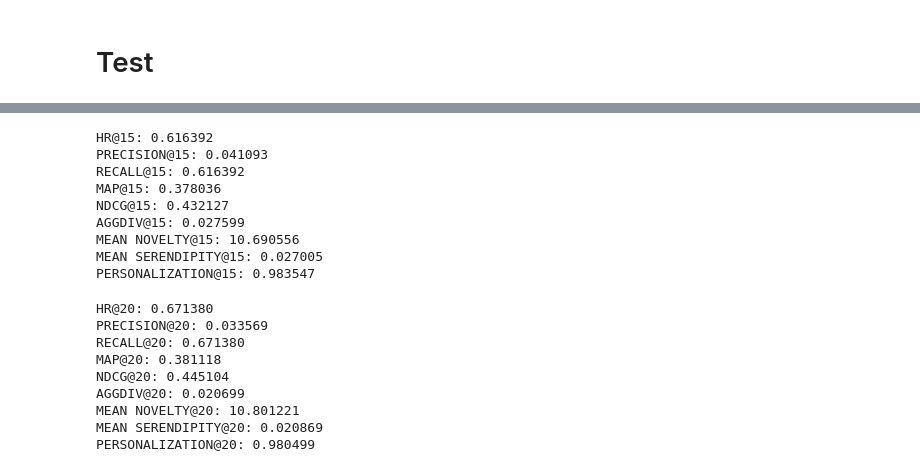
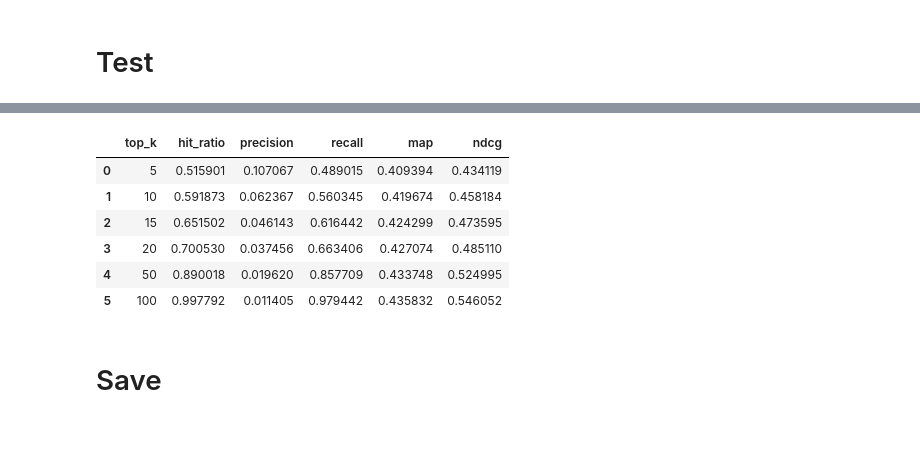
Before and after one commit to jayarnim/RS-NeuMF, a Jupyter notebook: notebook/NeuMF_abeauty.ipynb, the cells around one changed output, grey strips where cells are left out. Saved outputs shown, nothing was run; the diff lists cells and outputs as text; code cells hidden in the pictures; blank space fills up the shorter version.

```diff
--- a/notebook/NeuMF_abeauty.ipynb
+++ b/notebook/NeuMF_abeauty.ipynb
@@ -336,6 +197,0 @@ PERSONALIZATION@100: 0.936042
-# %%
-kwargs = dict(
-    tst_loader=loo_loader,
-)
-
-result_loo = loop.predict(**kwargs)
@@ -386,44 +198,25 @@ PERSONALIZATION@10: 0.986516
-# %%
-TOP_K = 15
-
-kwargs = dict(
-    model_name=model.model_name,
-    origin=data,
-    rating_true=result_loo[TRUE_COL_LIST],
-    rating_pred=result_loo[PRED_COL_LIST],
-    k=TOP_K,
-)
-
-eval = ranking.metrics.eval_top_k(**kwargs)
-# %% [output]
-HR@15: 0.616392
-PRECISION@15: 0.041093
-RECALL@15: 0.616392
-MAP@15: 0.378036
-NDCG@15: 0.432127
-AGGDIV@15: 0.027599
-MEAN NOVELTY@15: 10.690556
-MEAN SERENDIPITY@15: 0.027005
-PERSONALIZATION@15: 0.983547
-# %%
-TOP_K = 20
-
-kwargs = dict(
-    model_name=model.model_name,
-    origin=data,
-    rating_true=result_loo[TRUE_COL_LIST],
-    rating_pred=result_loo[PRED_COL_LIST],
-    k=TOP_K,
-)
-
-eval = ranking.metrics.eval_top_k(**kwargs)
-# %% [output]
-HR@20: 0.671380
-PRECISION@20: 0.033569
-RECALL@20: 0.671380
-MAP@20: 0.381118
-NDCG@20: 0.445104
-AGGDIV@20: 0.020699
-MEAN NOVELTY@20: 10.801221
-MEAN SERENDIPITY@20: 0.020869
-PERSONALIZATION@20: 0.980499
+# %%
+top_k_list = [5, 10, 15, 20, 50, 100]
+eval_list = []
+
+for TOP_K in top_k_list:
+    kwargs = dict(
+        rating_true=result[TRUE_COL_LIST],
+        rating_pred=result[PRED_COL_LIST],
+        k=TOP_K,
+    )
+    eval = ranking.metrics.eval_top_k(**kwargs)
+    eval_list.append(eval)
+
+eval_df = pd.DataFrame(eval_list)
+eval_df
+# %% [output]
+|  | top_k | hit_ratio | precision | recall | map | ndcg |
+| 0 | 5 | 0.515901 | 0.107067 | 0.489015 | 0.409394 | 0.434119 |
+| 1 | 10 | 0.591873 | 0.062367 | 0.560345 | 0.419674 | 0.458184 |
+| 2 | 15 | 0.651502 | 0.046143 | 0.616442 | 0.424299 | 0.473595 |
+| 3 | 20 | 0.700530 | 0.037456 | 0.663406 | 0.427074 | 0.485110 |
+| 4 | 50 | 0.890018 | 0.019620 | 0.857709 | 0.433748 | 0.524995 |
+| 5 | 100 | 0.997792 | 0.011405 | 0.979442 | 0.435832 | 0.546052 |
+# %% [markdown]
+# Save
```
Also changed, not shown: parts of 15 cells of this notebook, 7 other files.
